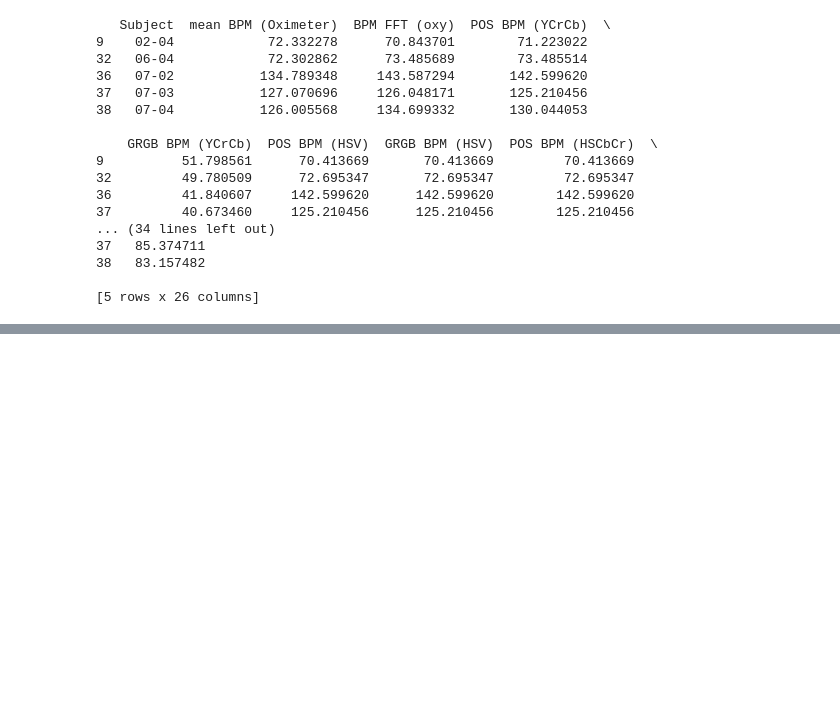
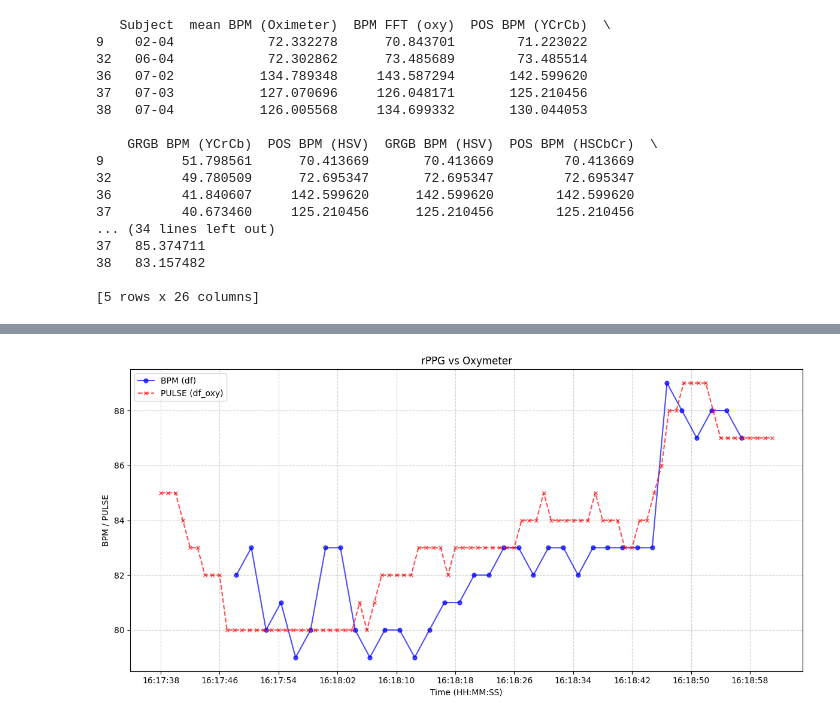
Before and after one commit to Ren1100/remote-PPG, a Jupyter notebook: test.ipynb, the cells around one changed output, grey strips where cells are left out. Saved outputs shown, nothing was run; the diff lists cells and outputs as text; code cells hidden in the pictures; blank space fills up the shorter version.

```diff
--- a/test.ipynb
+++ b/test.ipynb
@@ -1479,0 +1482,5 @@ plt.show()
+# %%
+import pandas as pd
+
+df = pd.read_csv('rPPG_data.csv')
+df.head()
@@ -1479,0 +1494,4 @@ plt.show()
+# %%
+df_oxy = pd.read_csv('dar_oxy.csv')
+df_oxy.head()
+# print(df_oxy.shape)
@@ -1479,0 +1546,30 @@ plt.show()
+# %%
+import pandas as pd
+import matplotlib.pyplot as plt
+import matplotlib.dates as mdates
+
+# Filter out invalid pulses
+df_oxy = df_oxy[df_oxy['PULSE'] != 255]
+
+# Plot
+plt.figure(figsize=(12, 6))
+plt.plot(df.index, df['BPM'], label='BPM (df)',
+         color='blue', marker='o', linestyle='-', alpha=0.7, markersize=5)
+plt.plot(df_oxy.index, df_oxy['PULSE'], label='PULSE (df_oxy)',
+         color='red', marker='x', linestyle='--', alpha=0.7, markersize=5)
+
+# ✅ Format x-axis to HH:MM:SS
+plt.gca().xaxis.set_major_locator(mdates.SecondLocator(interval=8))
+plt.gca().xaxis.set_major_formatter(mdates.DateFormatter('%H:%M:%S'))
+
+# Add grid, labels, and legend
+plt.grid(True, linestyle='--', alpha=0.6)
+plt.xlabel('Time (HH:MM:SS)')
+plt.ylabel('BPM / PULSE')
+plt.title('rPPG vs Oxymeter')
+plt.legend()
+plt.tight_layout()
+
+plt.show()
+# %% [output]
+[figure, added]
```
Also changed, not shown: parts of 5 cells of this notebook, 1 other file.
